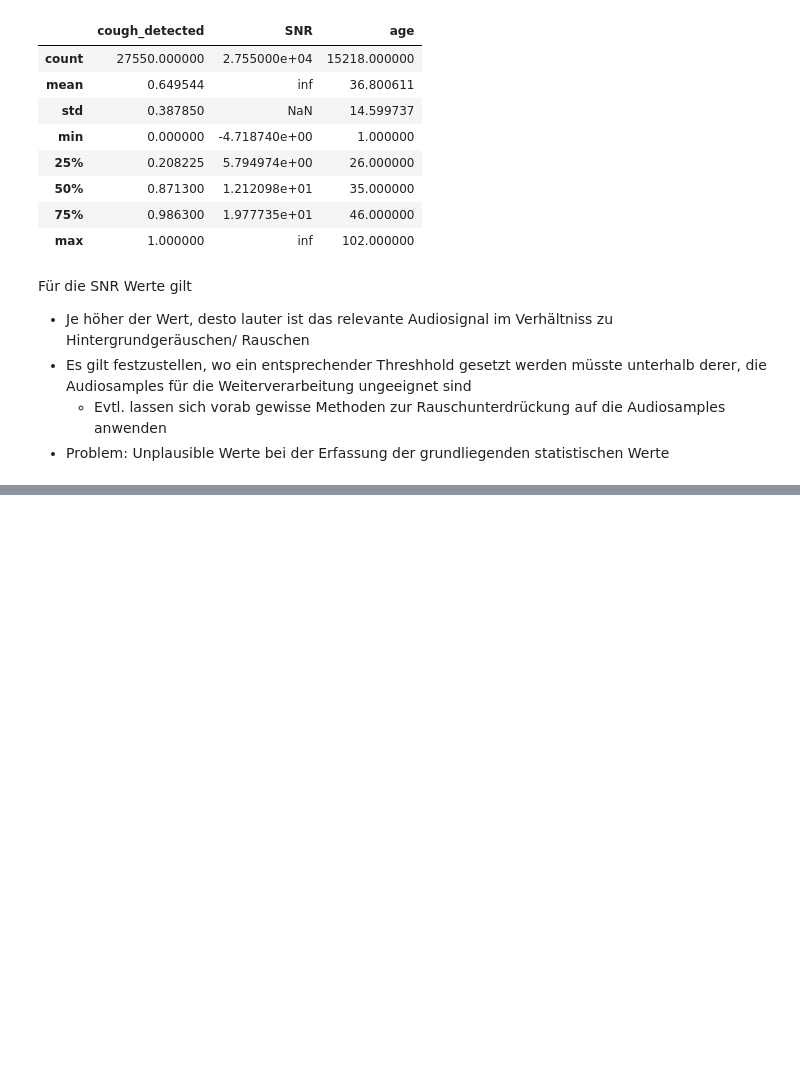
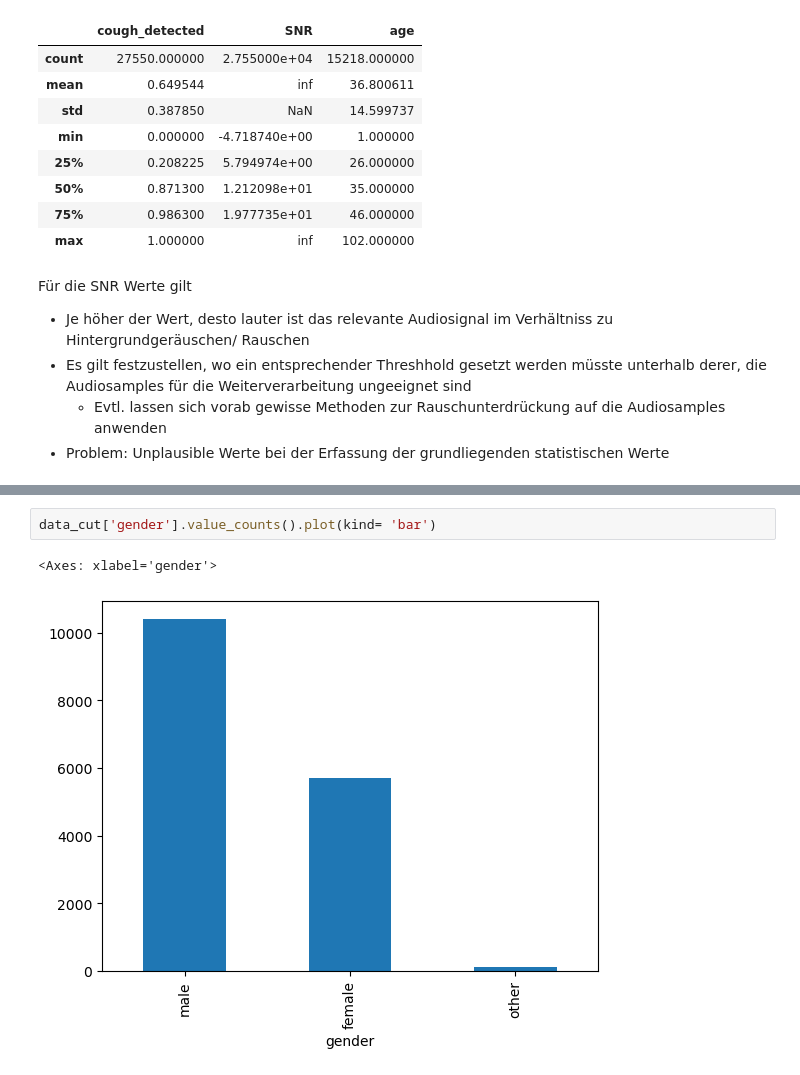
Before and after one commit to Knerten0815/GeoCougher, a Jupyter notebook: GeoCougher_exploration.ipynb, the cells around one changed output, grey strips where cells are left out. Cells and saved outputs as stored; diff of their text form; blank space fills up the shorter version.

Commit message:
age und gender Analyse

```diff
--- a/GeoCougher_exploration.ipynb
+++ b/GeoCougher_exploration.ipynb
@@ -109,0 +119,5 @@ Für die SNR Werte gilt
+# %%
+data_cut['gender'].value_counts().plot(kind= 'bar')
+# %% [output]
+<Axes: xlabel='gender'>
+[figure, added]
```
Also changed, not shown: parts of 2 cells of this notebook.
